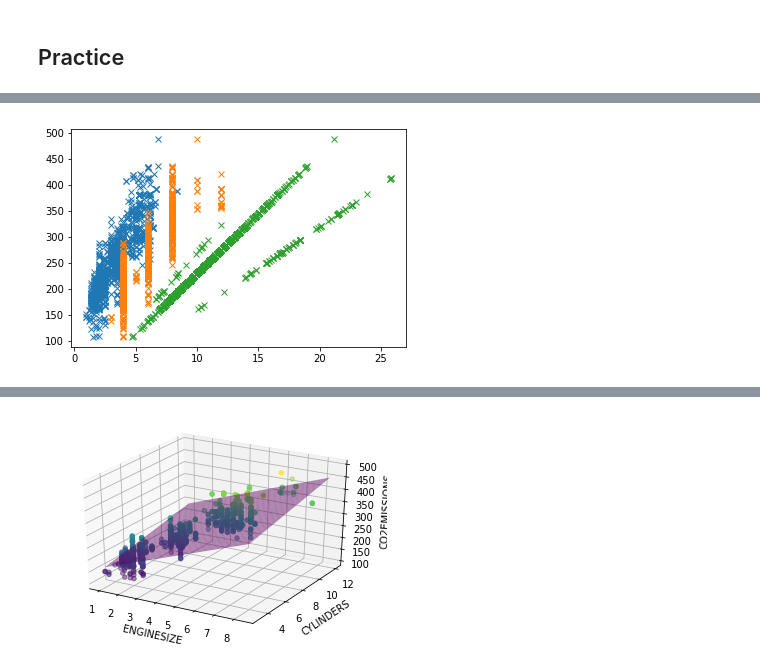
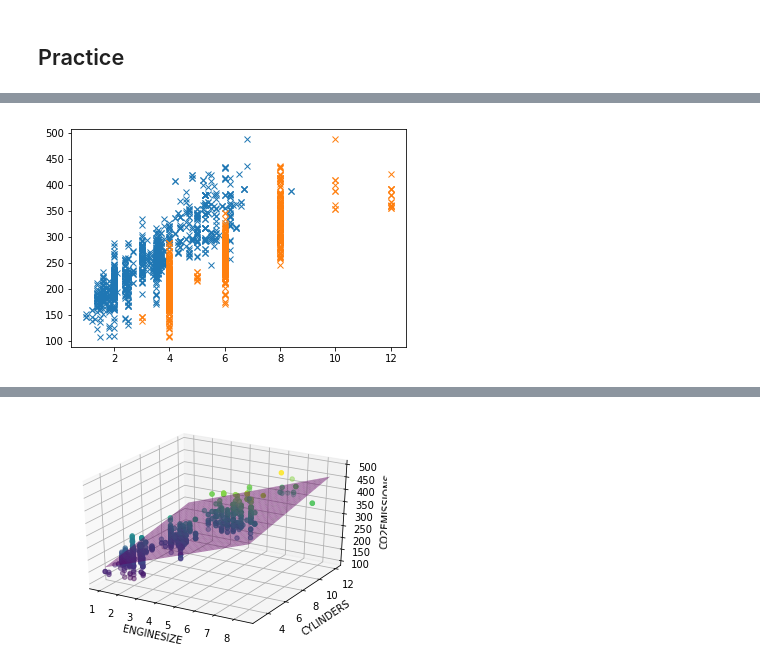
Before and after one commit to adilek/ml-learning-notes, a Jupyter notebook: 1-regression/2-Multiple Linear Regression.ipynb, the cells around one changed output, grey strips where cells are left out. Saved outputs shown, nothing was run; the diff lists cells and outputs as text; code cells hidden in the pictures.

```diff
--- a/1-regression/2-Multiple Linear Regression.ipynb
+++ b/1-regression/2-Multiple Linear Regression.ipynb
@@ -45,11 +44,10 @@ data.head()
 | 4 | 2014 | ACURA | RDX AWD | SUV - SMALL | 3.5 | 6 | AS6 | Z | ... |
 # %%
 plt.plot(data.ENGINESIZE, data.CO2EMISSIONS, 'x', \
-         data.CYLINDERS, data.CO2EMISSIONS, 'x', \
-        data.FUELCONSUMPTION_COMB, data.CO2EMISSIONS, 'x')
+         data.CYLINDERS, data.CO2EMISSIONS, 'x')
 plt.show()
 # %% [output]
-[figure, old version]
+[figure, new version]
 # %%
 msk = np.random.rand(len(data)) < 0.8
 train = data[msk]
```
Also changed, not shown: parts of 4 cells of this notebook, 1 other file.
